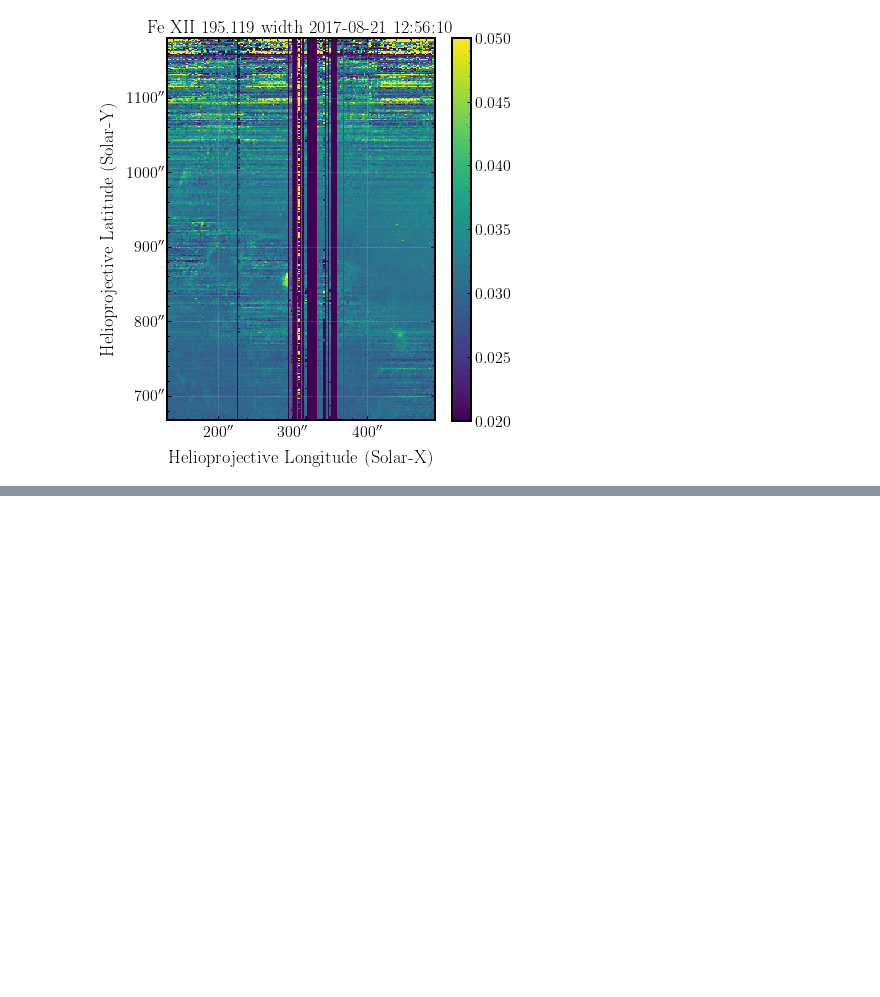
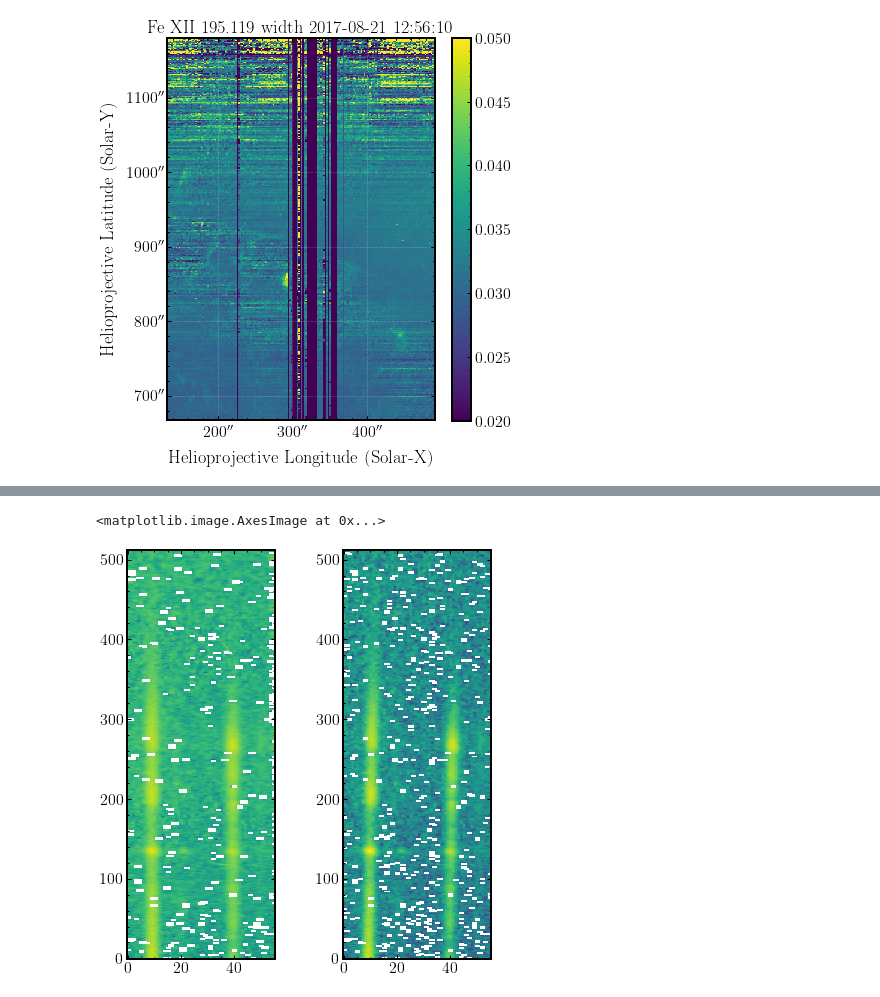
Before and after one commit to yjzhu-solar/Eclipse2017, a Jupyter notebook: ipynb/eis/eis_NPCHDB_fitres.ipynb, the cells around one changed output, grey strips where cells are left out. Saved outputs shown, nothing was run; the diff lists cells and outputs as text; code cells hidden in the pictures; blank space fills up the shorter version.

```diff
--- a/ipynb/eis/eis_NPCHDB_fitres.ipynb
+++ b/ipynb/eis/eis_NPCHDB_fitres.ipynb
@@ -124,0 +120,4 @@ fe_12_195_fit_res.meta['extent_arcsec']
+# %%
+data_filepath = "../../src/EIS/level1/NPCH_DB/data_eis/eis_20170821_110818.data.h5"
+# %%
+data_cube_FeX_184 = eispac.read_cube(data_filepath,184.537)
@@ -124,0 +133,12 @@ fe_12_195_fit_res.meta['extent_arcsec']
+# %%
+data_FeX_184 = np.zeros_like(data_cube_FeX_184.data)
+# %%
+for ii in range(180):
+    data_FeX_184[:,ii,:] = interp_window_slit_tilt(data_cube_FeX_184.data[:,ii,:],data_cube_FeX_184.wavelength[:,ii,:])
+# %%
+fig, (ax1,ax2) = plt.subplots(1,2,figsize=(6,6),constrained_layout=True)
+ax1.imshow(np.log10(data_FeX_184[:,40,:]),origin="lower",aspect=0.3)
+ax2.imshow(np.log10(data_cube_FeX_184.data[:,40,:]),origin="lower",aspect=0.3)
+# %% [output]
+<matplotlib.image.AxesImage at 0x...>
+[figure, added]
```
Also changed, not shown: parts of 19 cells of this notebook, 11 other files.
